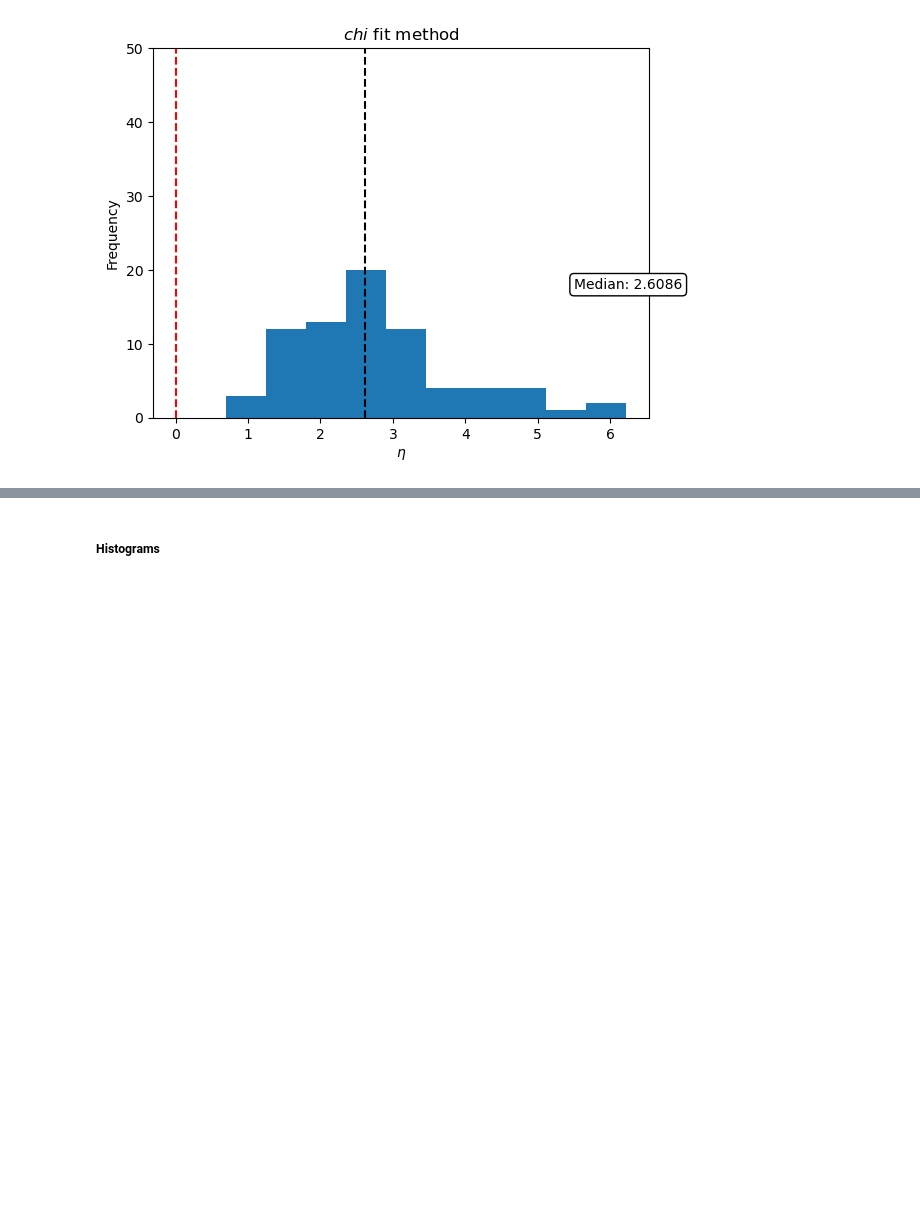
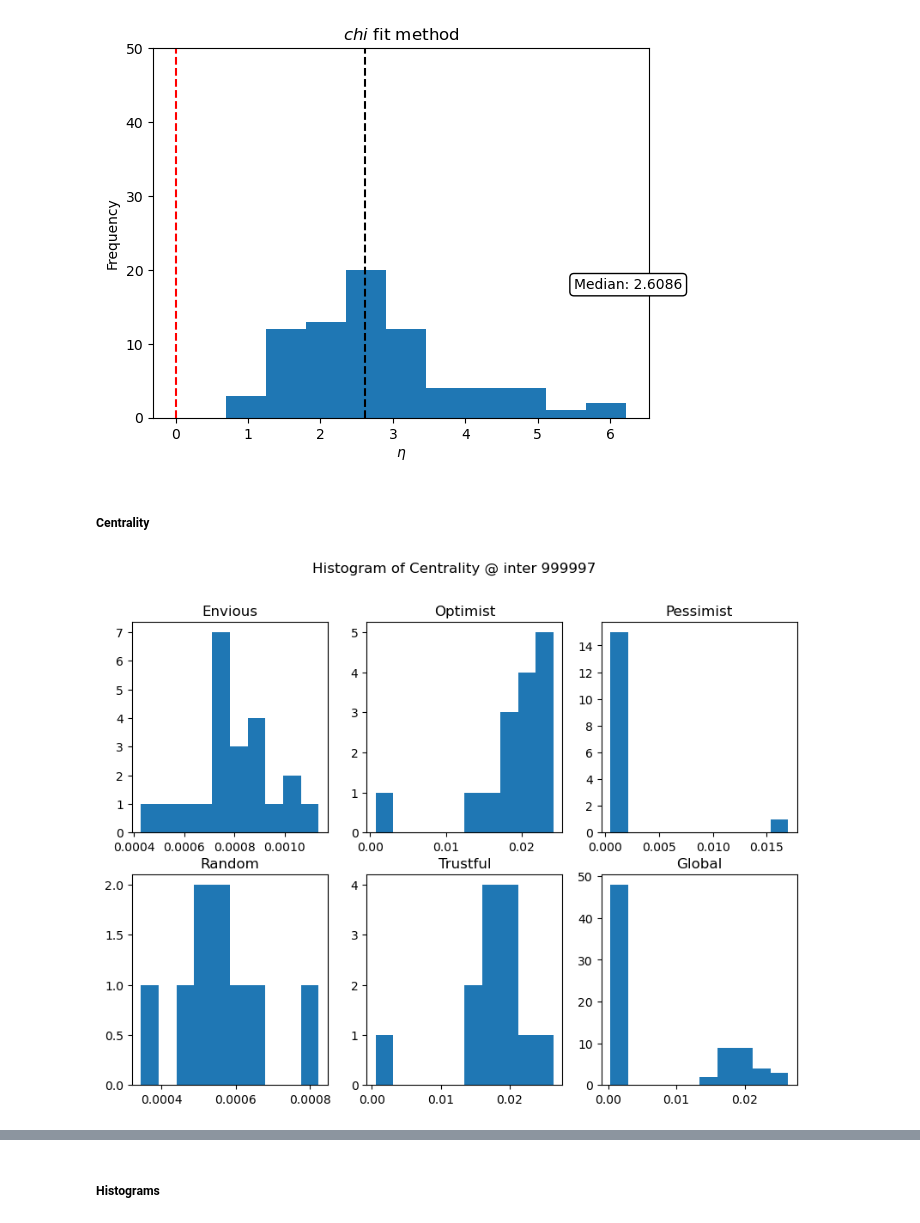
Before and after one commit to yuxuama/cooperation_emergence, a Jupyter notebook: notebooks/one_stack_analysis.ipynb, the cells around one changed output, grey strips where cells are left out. Drawn from its saved outputs; the diff is of its cells as text; code cells hidden in the pictures; blank space fills up the shorter version.

Commit message:
Plot by phenotype add with datasets

```diff
--- a/notebooks/one_stack_analysis.ipynb
+++ b/notebooks/one_stack_analysis.ipynb
@@ -21,12 +20,16 @@ import arviz as az
 # %% [markdown]
 ### Parameters
 # %%
-in_dir = r"./out/RTH_R1_Empty_L10_C750_S75_T0/"
-name = in_dir.split("/")[-2]
-parameters = parse_parameters(in_dir + "parameters.yaml")
-oper = OperationStack(in_dir)
+in_dir = r"../out/RTH_E3O2P21R12T17_3Groups_L10_C750_S75_T0.25/"
+net = Network()
+net.reload_with_stack(in_dir)
+name = net.name
+parameters = net.parameters
+oper = net.oper
+last_dt = Dataset("local", oper.iter_number)
+last_dt.init_with_network(net)
 n = parameters["Community size"]
-os.makedirs("./plot/" + name + "/", exist_ok=True)
+os.makedirs("../plot/" + name + "/", exist_ok=True)
 # %% [markdown]
 ### Analysis
 # %% [markdown]
@@ -241,3 +212,10 @@ plt.text(5.5, 18, "Median: {}".format(round(np.median(etas_2), 4)),
 plt.show()
 # %% [output]
 [figure]
+# %% [markdown]
+##### Centrality
+# %%
+plot_hist_by_phenotype(last_dt, "Centrality")
+plt.show()
+# %% [output]
+[figure, added]
```
Also changed, not shown: parts of 10 cells of this notebook, 3 other files.
